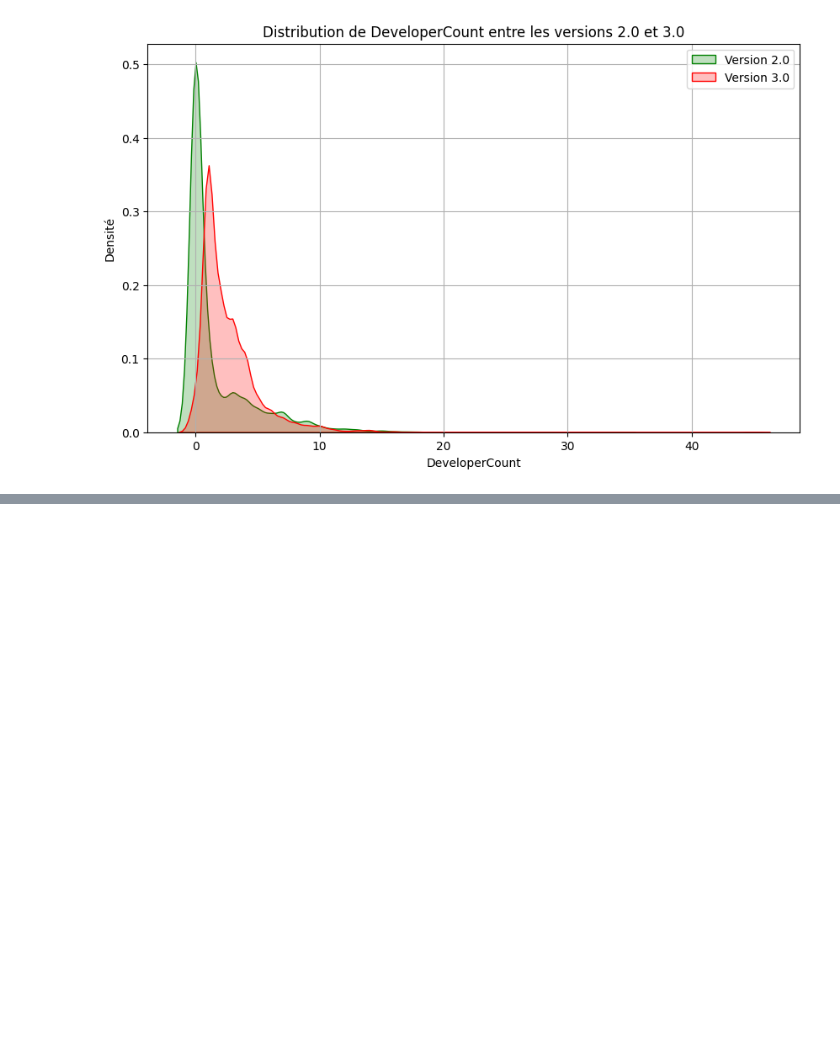
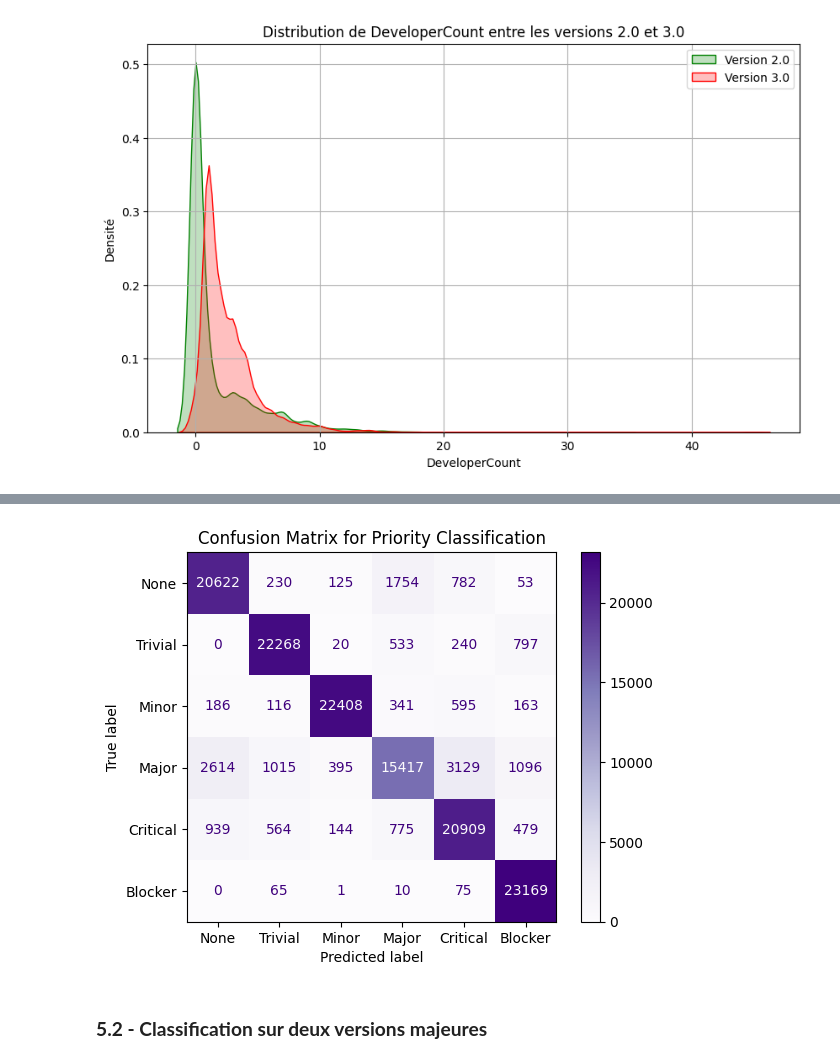
Before and after one commit to Dhexia/MGL869-Proj-Hive, a Jupyter notebook: src/proj.ipynb, the cells around one changed output, grey strips where cells are left out. Cells and saved outputs as stored; diff of their text form; code cells hidden in the pictures; blank space fills up the shorter version.

Commit message:
feat: confusion matrix

```diff
--- a/src/proj.ipynb
+++ b/src/proj.ipynb
@@ -414,0 +490,19 @@ plot_variable_distributions(df_2_0, df_3_0, "DeveloperCount")
+# %%
+from sklearn.metrics import confusion_matrix, ConfusionMatrixDisplay
+
+# Obtenir les prédictions pour le jeu de test
+y_pred_rf = trained_model_rf.predict(X_test_rf)
+
+# Générer la matrice de confusion
+cm = confusion_matrix(y_test_rf, y_pred_rf)
+
+# Afficher la matrice de confusion avec les bonnes étiquettes
+priority_labels = ["None", "Trivial", "Minor", "Major", "Critical", "Blocker"]
+disp = ConfusionMatrixDisplay(confusion_matrix=cm, display_labels=priority_labels)
+disp.plot(cmap="Purples")
+plt.title("Confusion Matrix for Priority Classification")
+plt.show()
+# %% [output]
+[figure, added]
+# %% [markdown]
+### **5.2 - Classification sur deux versions majeures**
```
Also changed, not shown: parts of 15 cells of this notebook, 5 other files.
